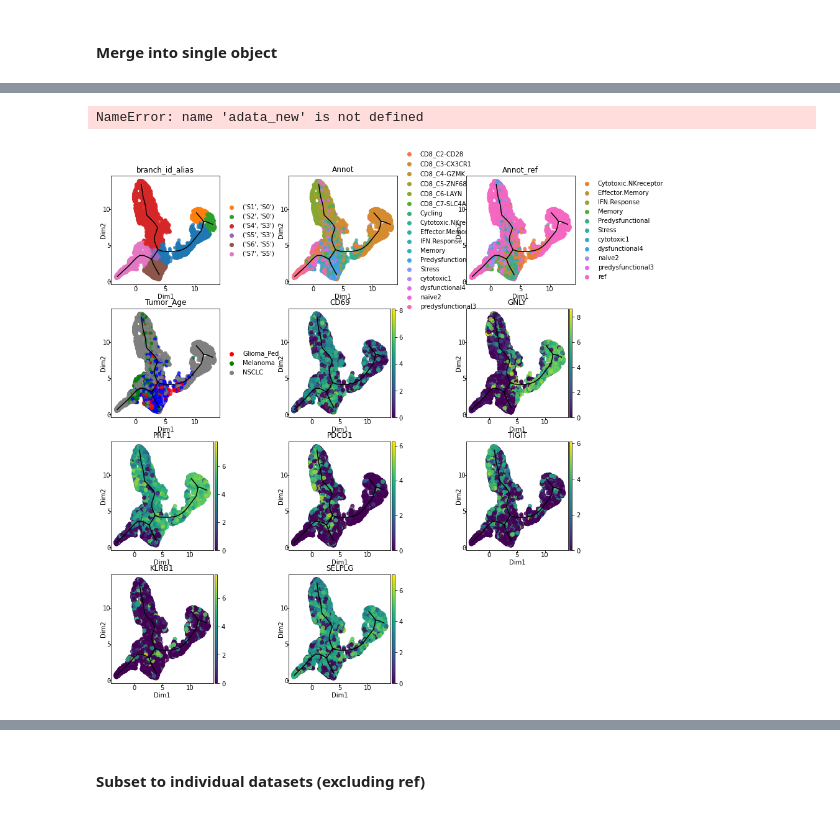
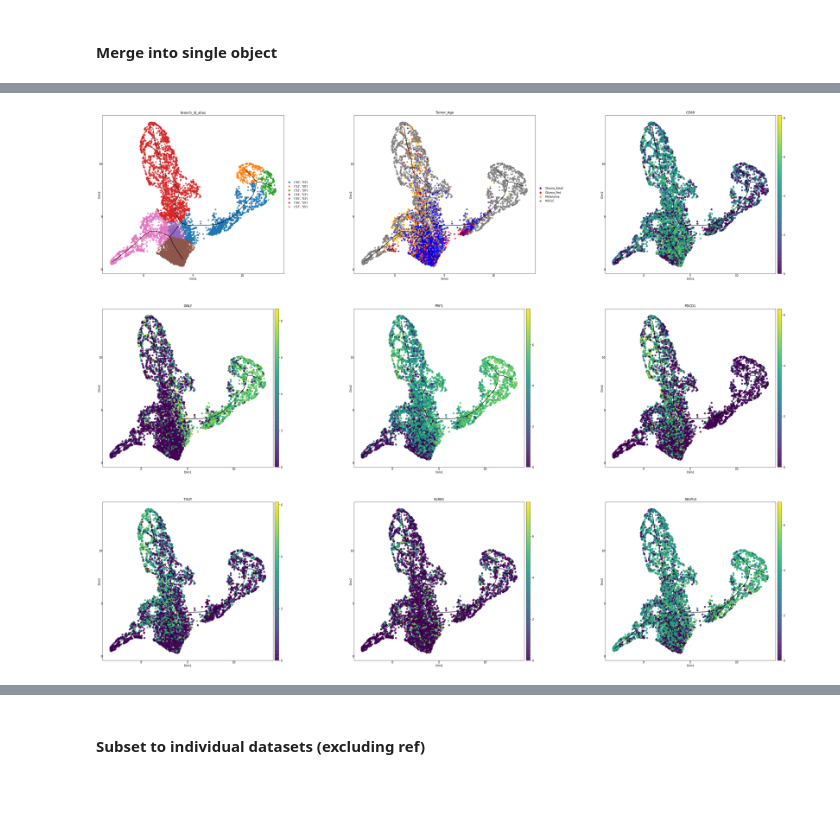
Before and after one commit to FilbinLab/Pedi_Immune, a Jupyter notebook: ImmuneCellAnalysis/02a_Tcells/02_Ped.Adult/04a_Trajectory/3.STREAM_mapping_nsclc.melanoma.glioma.ipynb, the cells around one changed output, grey strips where cells are left out. Saved outputs shown, nothing was run; the diff lists cells and outputs as text; code cells hidden in the pictures.

```diff
--- a/ImmuneCellAnalysis/02a_Tcells/02_Ped.Adult/04a_Trajectory/3.STREAM_mapping_nsclc.melanoma.glioma.ipynb
+++ b/ImmuneCellAnalysis/02a_Tcells/02_Ped.Adult/04a_Trajectory/3.STREAM_mapping_nsclc.melanoma.glioma.ipynb
@@ -78,10 +121,10 @@ gm_adata.obs
 # %%
 ## add on annotation column: all clusters
-adata.obs['Annot']=adata.obs["majorCluster"]
+#adata.obs['Annot']=adata_ref.obs["majorCluster"]
 
 ## add on annotation column: annotation for glioma only
-adata.obs['Annot_ref']="ref"
-gm_adata.obs['Annot_ref']=gm_adata.obs["Annot"]
+#adata.obs['Annot_ref']="ref"
+#gm_adata.obs['Annot_ref']=gm_adata.obs["Annot"]
 
 ## Add on "age" to nsclc (ref)
-adata.obs['Tumor_Age']="NSCLC"
+adata_ref.obs['Tumor_Age']="NSCLC"
@@ -97,4 +139,4 @@ Using the manifold from `plot_visualization_2D()`
 # %%
-adata_combined = st.map_new_data(adata,adata_new)
+adata_combined = st.map_new_data(adata_ref,adata_map)
 # %% [output]
 Top variable genes are being used for mapping ...
@@ -123,25 +165,16 @@ S7_pseudotime
 S6_pseudotime
 S5_pseudotime
 batch
-# %%
-### add new labels to highlight the new data
-adata_combined.obs['label_new'] = ''
-adata_combined.obs.loc[adata.obs_names+'-ref','label_new'] = 'ref'
-adata_combined.obs.loc[adata_new.obs_names+'-new','label_new'] = 'new'
-#adata_combined.uns['label_new_color'] = {'ref':'gray',**adata_new.uns['label_color']}
-adata_combined.uns['label_new_color'] = {'ref':'gray'}
-# %% [output]
-NameError: name 'adata_new' is not defined
 # %%
-adata_combined.uns['Tumor_Age_color'] = {'NSCLC':'gray','Melanoma':'green', 'Glioma_Ped':'red', 'Glioma_Adult':'blue'}
+adata_combined.uns['Tumor_Age_color'] = {'NSCLC':'gray','Melanoma':'orange', 'Glioma_Ped':'red', 'Glioma_Adult':'blue'}
 # %%
 ## since we learnt graph on visualization manifold, the dimension reduction plot will be the same as the visualization plot
-st.plot_dimension_reduction(adata_combined,color=['branch_id_alias', 'Annot', 'Annot_ref', 'Tumor_Age',
+st.plot_dimension_reduction(adata_combined,color=['branch_id_alias', 'Tumor_Age',
                                                   "CD69", "GNLY","PRF1", "PDCD1", "TIGIT", "KLRB1","SELPLG"],show_graph=True,show_text=False)
 figure = plt.gcf()
 
-figure.set_size_inches(12, 12)
+figure.set_size_inches(36, 30)
 plt.savefig(figure_dir + "/glioma.melanomaMap_trajectory_flat.png", dpi=600)
 # %% [output]
-[figure, old version]
+[figure, new version]
 # %%
```
Also changed, not shown: parts of 51 cells of this notebook, 1 other file.
